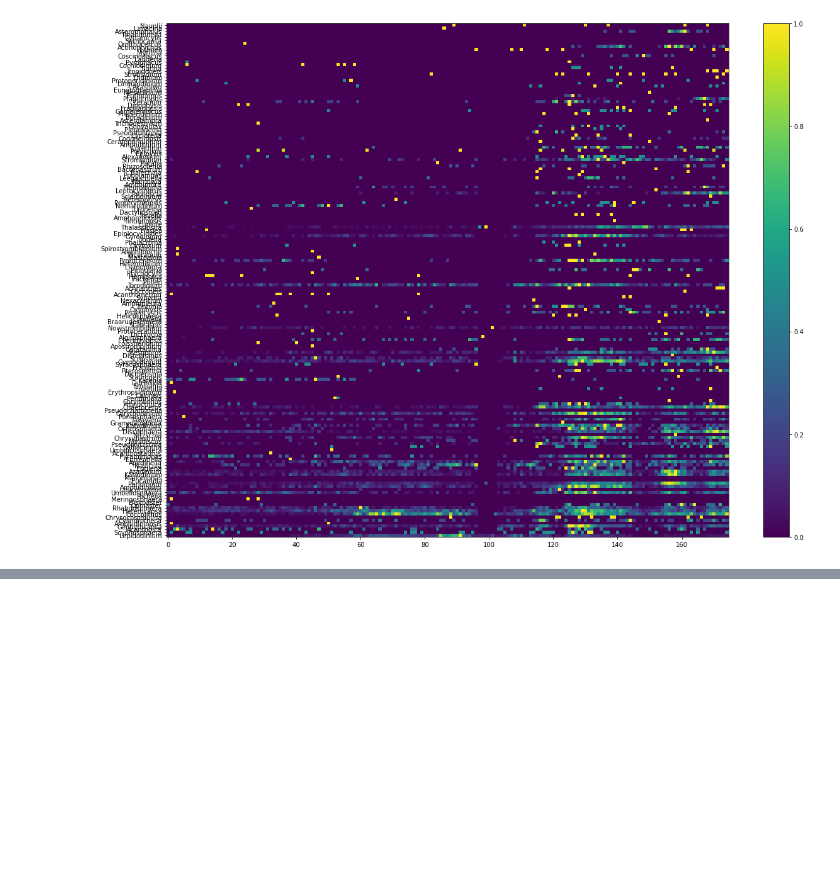
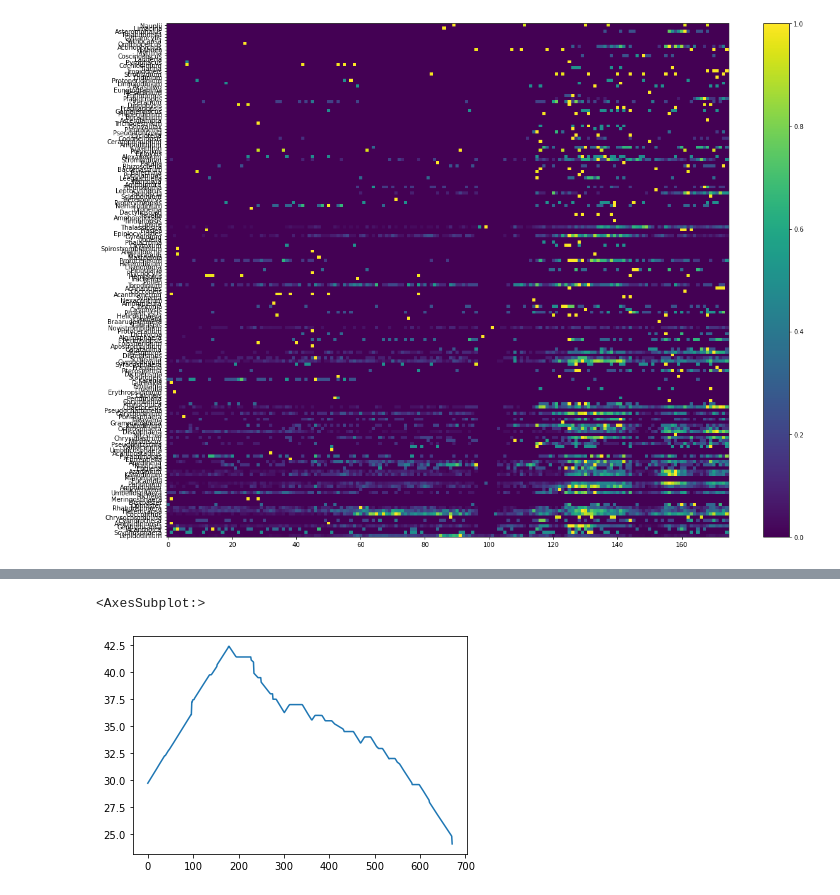
Before and after one commit to barbara42/simons_cmap_analysis, a Jupyter notebook: ifcb_analysis/IFCB Analysis.ipynb, the cells around one changed output, grey strips where cells are left out. Cells and saved outputs as stored; diff of their text form; code cells hidden in the pictures; blank space fills up the shorter version.

Commit message:
ifcb by latitude - overlay

```diff
--- a/ifcb_analysis/IFCB Analysis.ipynb
+++ b/ifcb_analysis/IFCB Analysis.ipynb
@@ -170,0 +173,5 @@ num genuses after cleaning: 34
+# %%
+df_ifcb.lat.plot()
+# %% [output]
+<AxesSubplot:>
+[figure, added]
```
Also changed, not shown: parts of 8 cells of this notebook.
